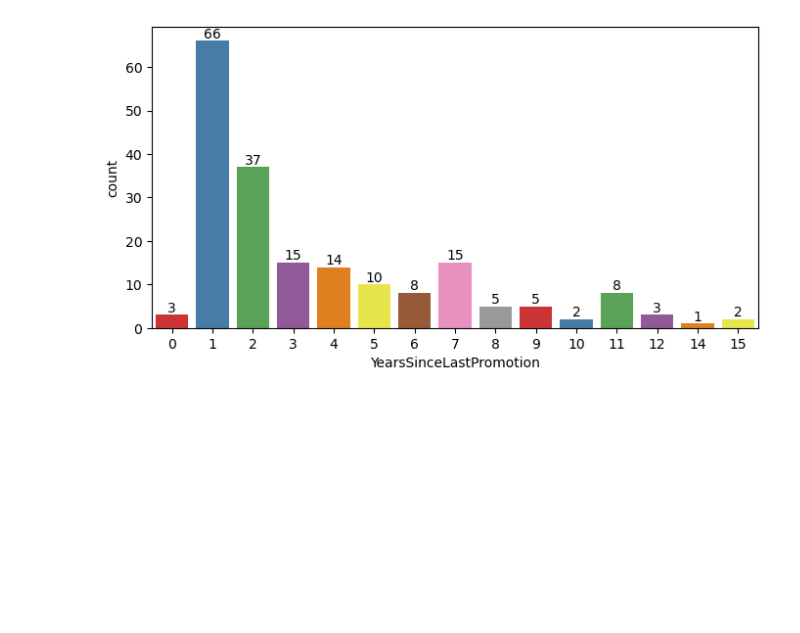
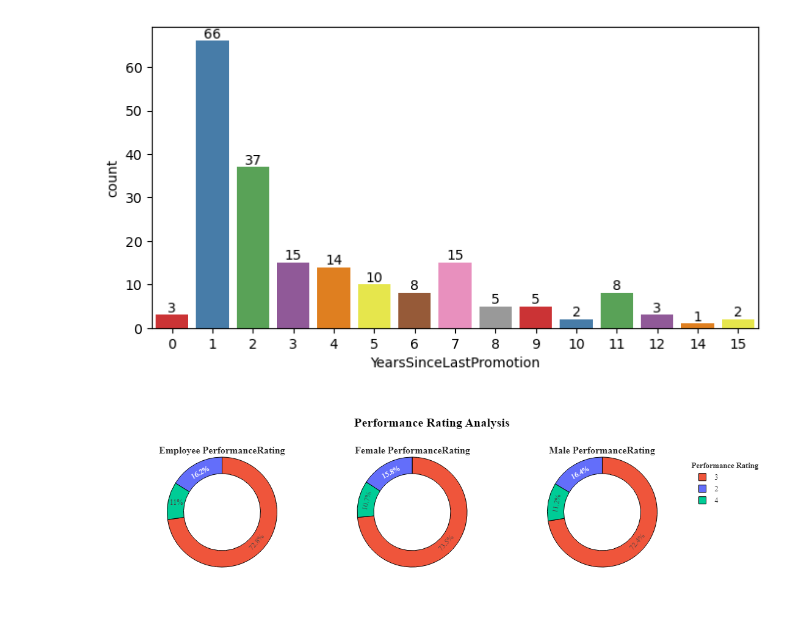
Before and after one commit to AnilNanavath/AnilNanavath-EmployeePerformanceRating, a Jupyter notebook: experment_note.ipynb, the cells around one changed output. Drawn from its saved outputs; the diff is of its cells as text; code cells hidden in the pictures; blank space fills up the shorter version.

```diff
--- a/experment_note.ipynb
+++ b/experment_note.ipynb
@@ -341,3 +332,46 @@ for bars in ax.containers:
   ax.bar_label(bars)
 # %% [output]
 [figure]
+# %%
+import plotly.graph_objects as go
+from plotly.subplots import make_subplots
+import plotly.offline as pyo
+
+# Grouping and preparing data
+att1 = df.groupby('PerformanceRating', as_index=False)['Age'].count()
+att1['Count'] = att1['Age']
+att1.drop('Age', axis=1, inplace=True)
+
+att2 = df.groupby(['Gender', 'PerformanceRating'], as_index=False)['Age'].count()
+att2['Count'] = att2['Age']
+att2.drop('Age', axis=1, inplace=True)
+
+colors = ['#636EFA', '#EF553B', '#00CC96', '#AB63FA', '#FFA15A']
+
+# Create the subplots
+fig = make_subplots(rows=1, cols=3, specs=[[{"type": "pie"}, {"type": "pie"}, {"type": "pie"}]],
+                    subplot_titles=('<b>Employee PerformanceRating</b>', '<b>Female PerformanceRating</b>', '<b>Male PerformanceRating</b>'))
+
+# Add the pie charts
+fig.add_trace(go.Pie(values=att1['Count'], labels=att1['PerformanceRating'], hole=0.7,
+                     marker_colors=colors, name='Employee PerformanceRating', showlegend=False), row=1, col=1)
+
+fig.add_trace(go.Pie(values=att2[att2['Gender'] == 'Female']['Count'], labels=att2[att2['Gender'] == 'Female']['PerformanceRating'], hole=0.7,
+                     marker_colors=colors, name='Female PerformanceRating', showlegend=False), row=1, col=2)
+
+fig.add_trace(go.Pie(values=att2[att2['Gender'] == 'Male']['Count'], labels=att2[att2['Gender'] == 'Male']['PerformanceRating'], hole=0.7,
+                     marker_colors=colors, name='Male PerformanceRating', showlegend=True), row=1, col=3)
+
+# Update layout
+fig.update_layout(title_x=0.5, template='simple_white', showlegend=True,
+                  legend_title_text="<b style=\"font-size:90%;\">Performance Rating</b>",
+                  title_text='<b style="color:black; font-size:120%;">Performance Rating Analysis</b>',
+                  font_family="Times New Roman", title_font_family="Times New Roman")
+
+fig.update_traces(marker=dict(line=dict(color='#000000', width=1)))
+
+# Render the plot in the notebook
+pyo.init_notebook_mode(connected=True)
+pyo.iplot(fig)
+# %% [output]
+[figure, added]
```
Also changed, not shown: parts of 4 cells of this notebook.
